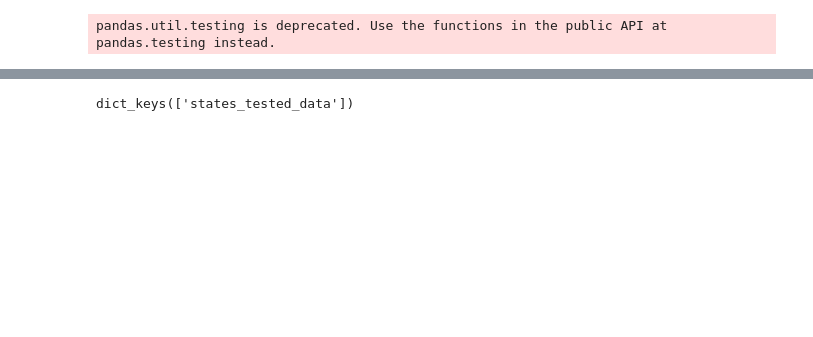
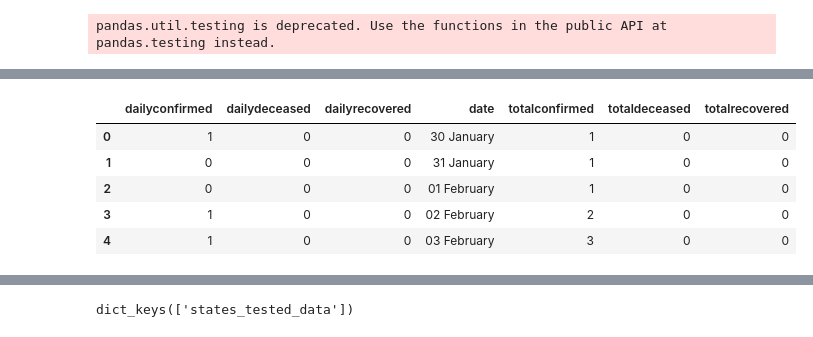
Before and after one commit to phanikiran99/kaggle, a Jupyter notebook: EDA_Covid19India.ipynb, the cells around one changed output, grey strips where cells are left out. Saved outputs shown, nothing was run; the diff lists cells and outputs as text; code cells hidden in the pictures; blank space fills up the shorter version.

```diff
--- a/EDA_Covid19India.ipynb
+++ b/EDA_Covid19India.ipynb
@@ -52,3 +53,12 @@ fig.update_layout(barmode='stack')
 fig.show()
 # %% [output]
 [interactive output not drawn]
+# %%
+caseTimeSeries.head()
+# %% [output]
+|  | dailyconfirmed | dailydeceased | dailyrecovered | date | totalconfirmed | totaldeceased | totalrecovered |
+| 0 | 1 | 0 | 0 | 30 January | 1 | 0 | 0 |
+| 1 | 0 | 0 | 0 | 31 January | 1 | 0 | 0 |
+| 2 | 0 | 0 | 0 | 01 February | 1 | 0 | 0 |
+| 3 | 1 | 0 | 0 | 02 February | 2 | 0 | 0 |
+| 4 | 1 | 0 | 0 | 03 February | 3 | 0 | 0 |
```
Also changed, not shown: parts of 16 cells of this notebook.
